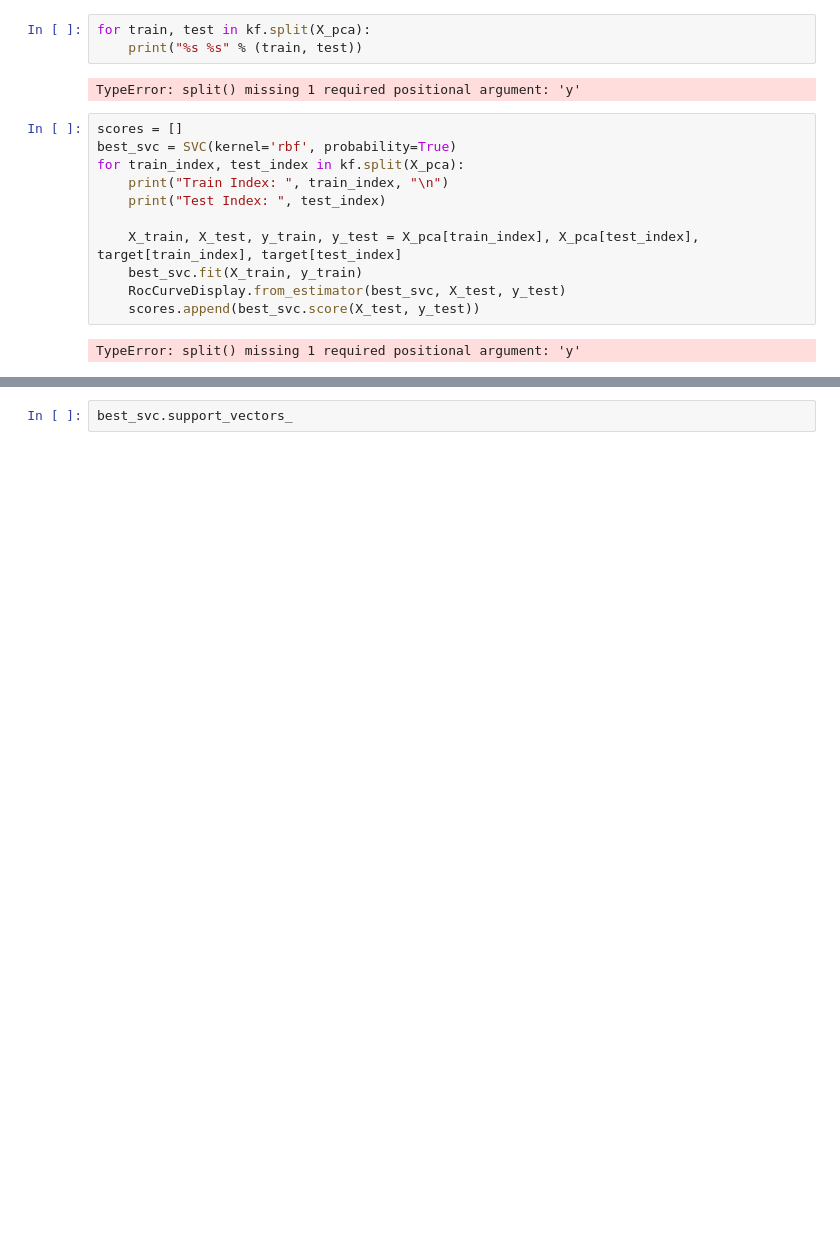
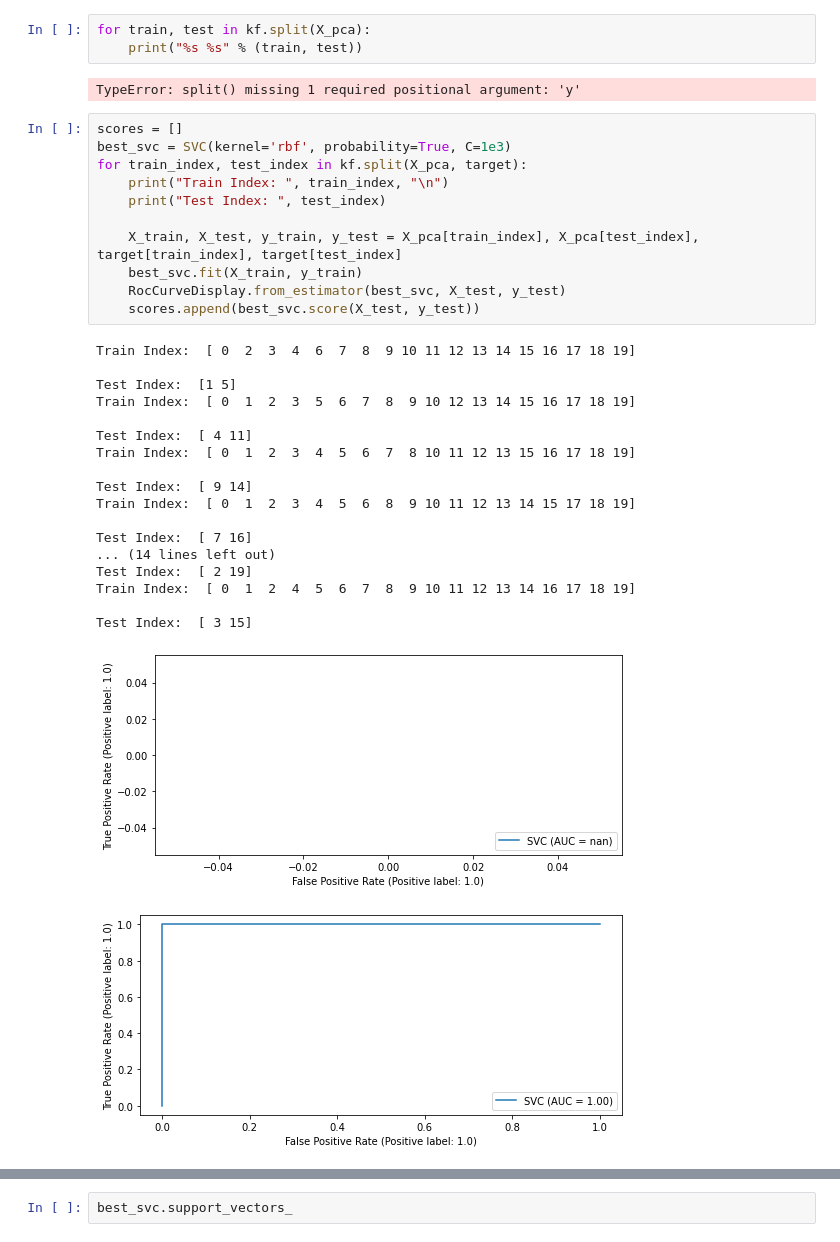
Before and after one commit to ladcva/raman_spectroscopy, a Jupyter notebook: pca_kernel.ipynb, the cells around one changed output, grey strips where cells are left out. Drawn from its saved outputs; the diff is of its cells as text; blank space fills up the shorter version.

```diff
--- a/pca_kernel.ipynb
+++ b/pca_kernel.ipynb
@@ -184,14 +181,32 @@ for train, test in kf.split(X_pca):
 TypeError: split() missing 1 required positional argument: 'y'
 # %%
 scores = []
-best_svc = SVC(kernel='rbf', probability=True)
-for train_index, test_index in kf.split(X_pca):
+best_svc = SVC(kernel='rbf', probability=True, C=1e3)
+for train_index, test_index in kf.split(X_pca, target):
     print("Train Index: ", train_index, "\n")
     print("Test Index: ", test_index)
 
     X_train, X_test, y_train, y_test = X_pca[train_index], X_pca[test_index], target[train_index], target[test_index]
     best_svc.fit(X_train, y_train)
     RocCurveDisplay.from_estimator(best_svc, X_test, y_test)
     scores.append(best_svc.score(X_test, y_test))
 # %% [output]
-TypeError: split() missing 1 required positional argument: 'y'
+Train Index:  [ 0  2  3  4  6  7  8  9 10 11 12 13 14 15 16 17 18 19]
+
+Test Index:  [1 5]
+Train Index:  [ 0  1  2  3  5  6  7  8  9 10 12 13 14 15 16 17 18 19]
+
+Test Index:  [ 4 11]
+Train Index:  [ 0  1  2  3  4  5  6  7  8 10 11 12 13 15 16 17 18 19]
+
+Test Index:  [ 9 14]
+Train Index:  [ 0  1  2  3  4  5  6  8  9 10 11 12 13 14 15 17 18 19]
+
+Test Index:  [ 7 16]
+... (14 lines left out)
+Test Index:  [ 2 19]
+Train Index:  [ 0  1  2  4  5  6  7  8  9 10 11 12 13 14 16 17 18 19]
+
+Test Index:  [ 3 15]
+[figure, added]
+[figure, added]
```
Also changed, not shown: parts of 7 cells of this notebook, 39 other files.
